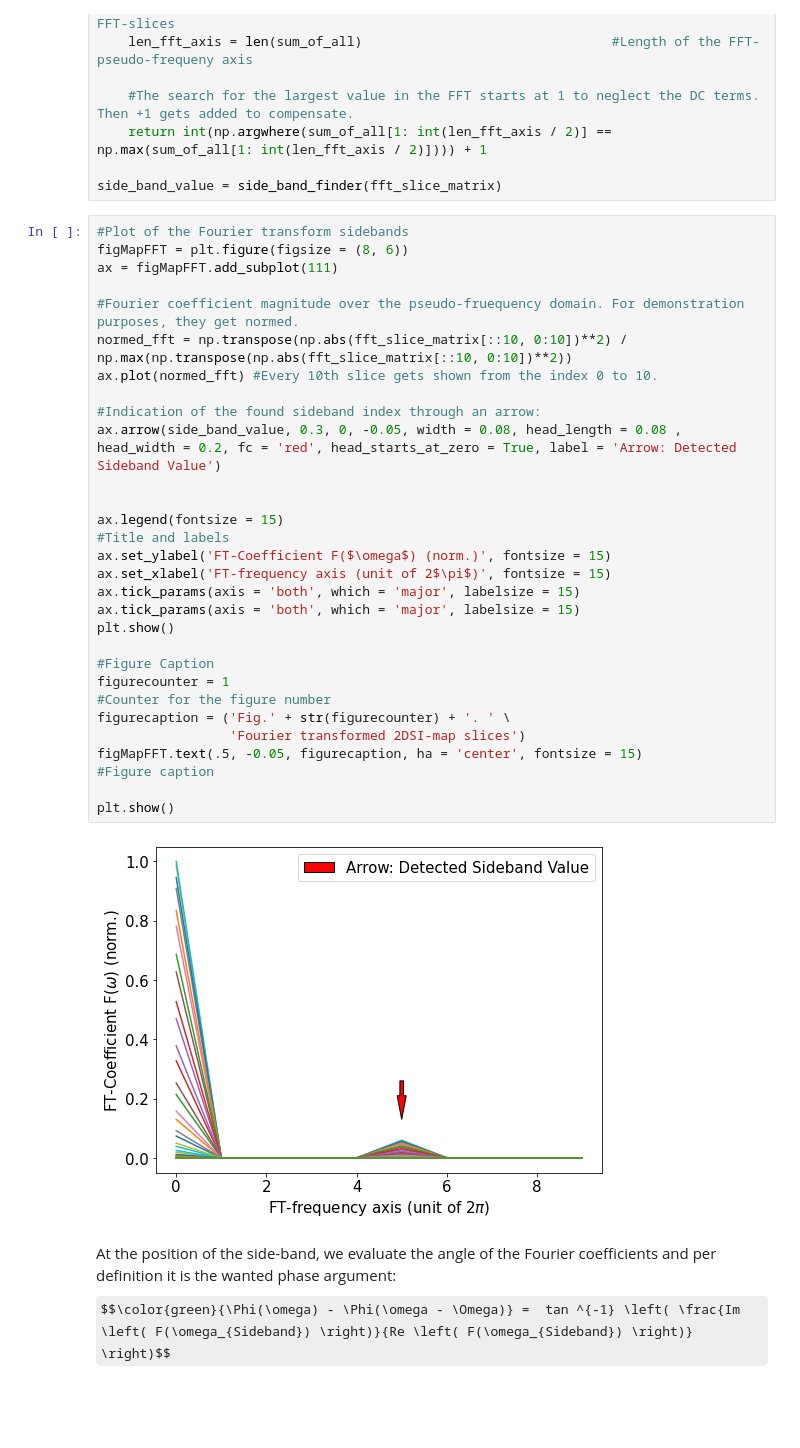
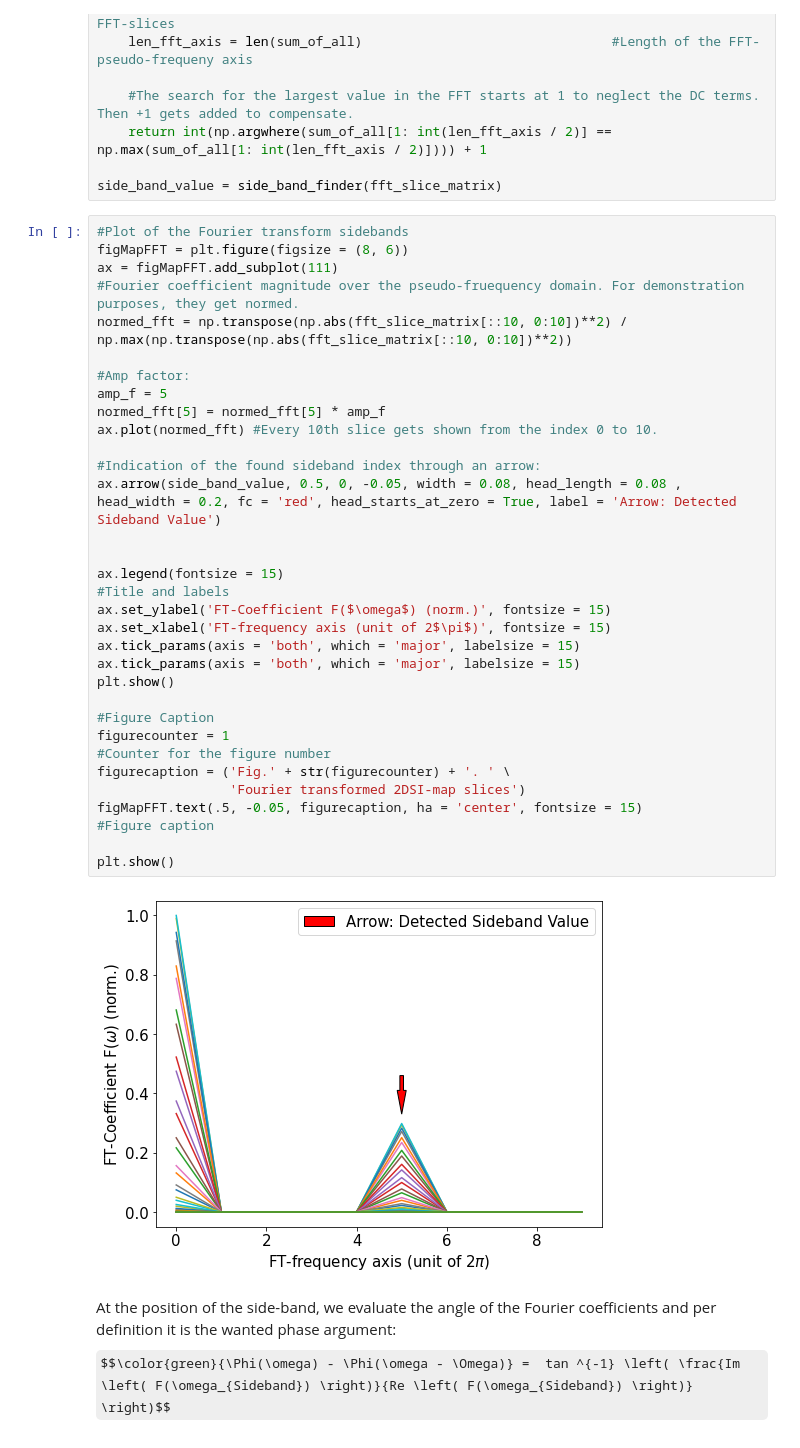
Before and after one commit to tobikugel/2DSI_algorithm, a Jupyter notebook: Group_Delay_Extraction.ipynb, the cells around one changed output. Saved outputs shown, nothing was run; the diff lists cells and outputs as text; some formulas as TeX source; blank space fills up the shorter version.

```diff
--- a/Group_Delay_Extraction.ipynb
+++ b/Group_Delay_Extraction.ipynb
@@ -83,33 +83,36 @@ side_band_value = side_band_finder(fft_slice_matrix)
 # %%
 #Plot of the Fourier transform sidebands
 figMapFFT = plt.figure(figsize = (8, 6))
 ax = figMapFFT.add_subplot(111)
-
 #Fourier coefficient magnitude over the pseudo-fruequency domain. For demonstration purposes, they get normed.
 normed_fft = np.transpose(np.abs(fft_slice_matrix[::10, 0:10])**2) / np.max(np.transpose(np.abs(fft_slice_matrix[::10, 0:10])**2))
+
+#Amp factor:
+amp_f = 5
+normed_fft[5] = normed_fft[5] * amp_f
 ax.plot(normed_fft) #Every 10th slice gets shown from the index 0 to 10.
 
 #Indication of the found sideband index through an arrow:
-ax.arrow(side_band_value, 0.3, 0, -0.05, width = 0.08, head_length = 0.08 , head_width = 0.2, fc = 'red', head_starts_at_zero = True, label = 'Arrow: Detected Sideband Value')
+ax.arrow(side_band_value, 0.5, 0, -0.05, width = 0.08, head_length = 0.08 , head_width = 0.2, fc = 'red', head_starts_at_zero = True, label = 'Arrow: Detected Sideband Value')
 
 
 ax.legend(fontsize = 15)
 #Title and labels
 ax.set_ylabel('FT-Coefficient F($\omega$) (norm.)', fontsize = 15)
 ax.set_xlabel('FT-frequency axis (unit of 2$\pi$)', fontsize = 15)
 ax.tick_params(axis = 'both', which = 'major', labelsize = 15)
 ax.tick_params(axis = 'both', which = 'major', labelsize = 15)
 plt.show()
 
 #Figure Caption
 figurecounter = 1                                                             #Counter for the figure number
 figurecaption = ('Fig.' + str(figurecounter) + '. ' \
                  'Fourier transformed 2DSI-map slices')
 figMapFFT.text(.5, -0.05, figurecaption, ha = 'center', fontsize = 15)         #Figure caption
 
 plt.show()
 # %% [output]
-[figure, old version]
+[figure, new version]
 # %% [markdown]
 At the position of the side-band, we evaluate the angle of the Fourier coefficients and per definition it is the wanted phase argument:
 $$\color{green}{\Phi(\omega) - \Phi(\omega - \Omega)} =  tan ^{-1} \left( \frac{Im \left( F(\omega_{Sideband}) \right)}{Re \left( F(\omega_{Sideband}) \right)} \right)$$
```
Also changed, not shown: parts of 1 cell of this notebook, 9 other files.
